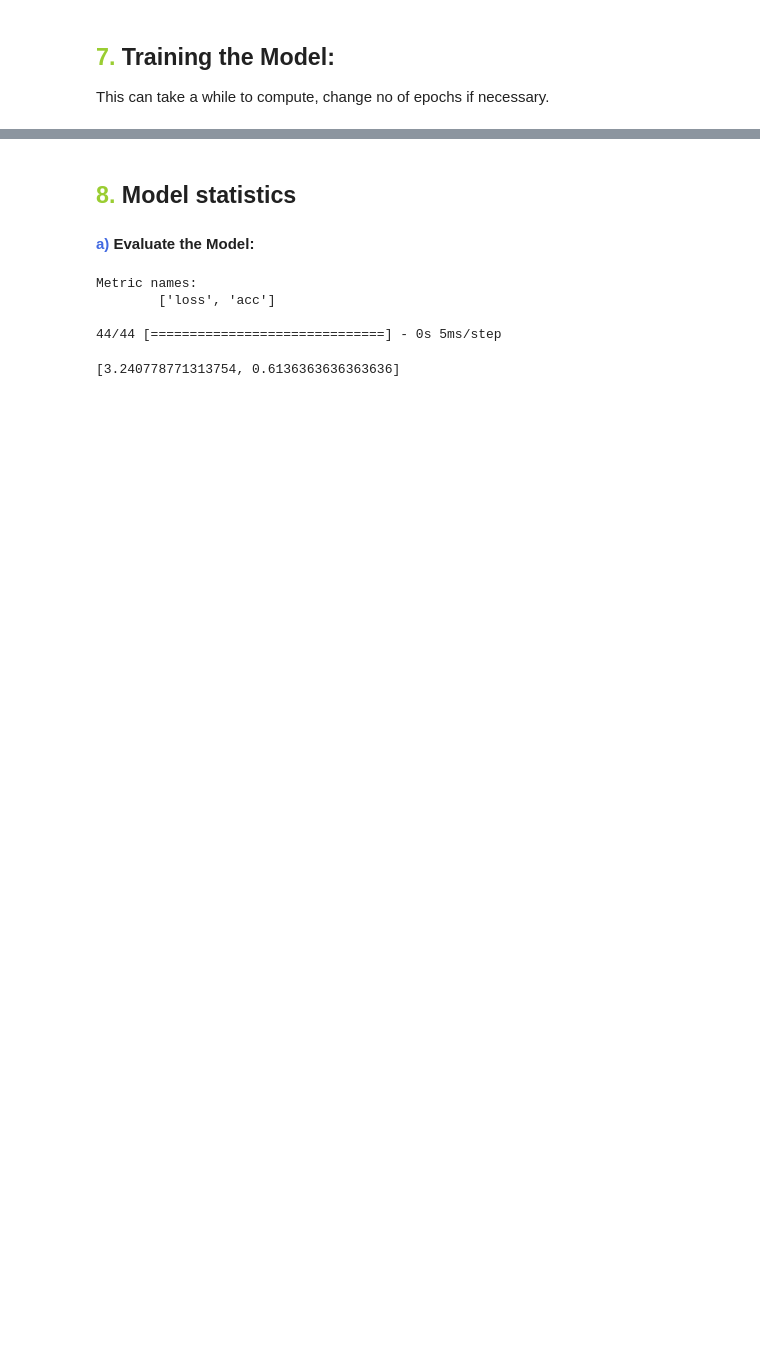
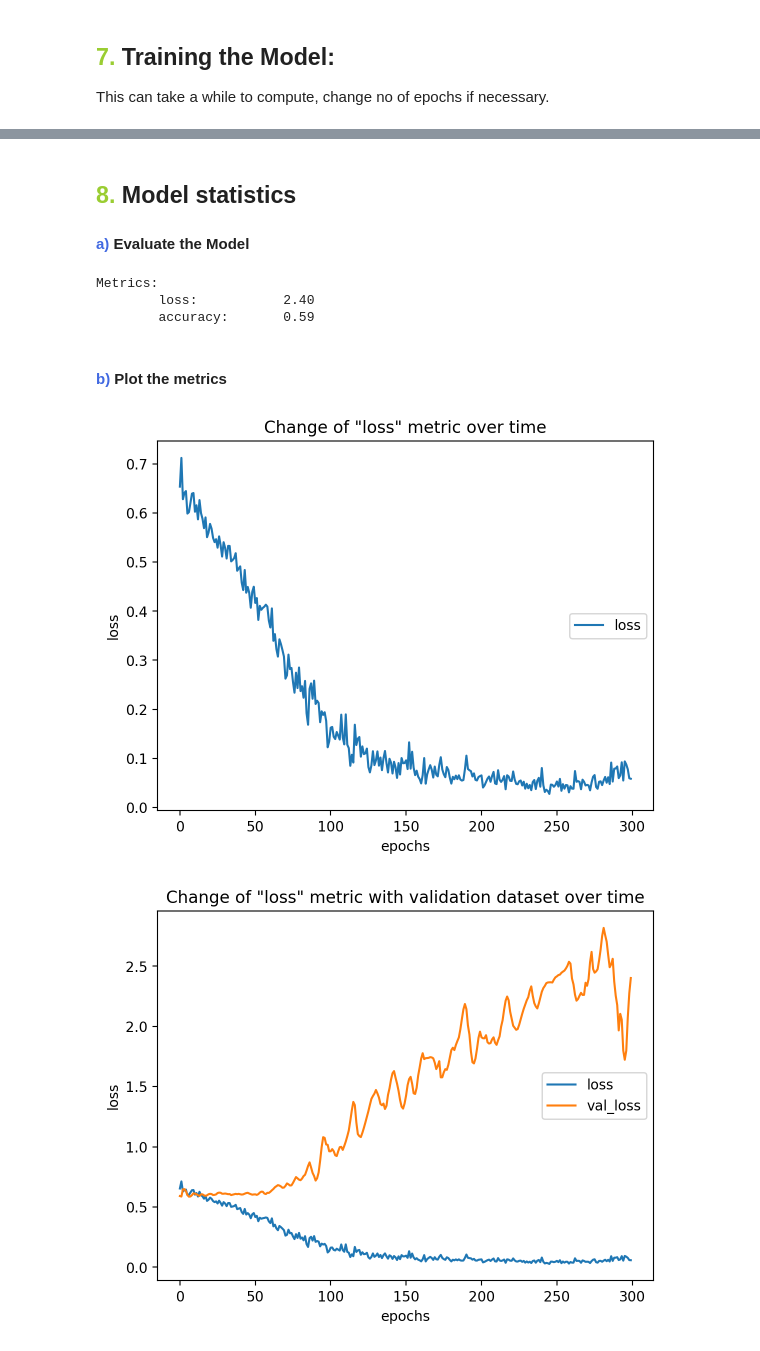
Before and after one commit to revalew/CVaPR-Project, a Jupyter notebook: cnn_classification.ipynb, the cells around one changed output, grey strips where cells are left out. Cells and saved outputs as stored; diff of their text form; code cells hidden in the pictures; blank space fills up the shorter version.

Commit message:
added data visualization; changed the architecture to multi-head; cleaned the code

```diff
--- a/cnn_classification.ipynb
+++ b/cnn_classification.ipynb
@@ -134,15 +196,10 @@ model.add(Dense(num_labels, activation='softmax'))
 # loss: String (name of objective function) or objective function. Configures the model for training.
 # optimizer: String (name of optimizer) or optimizer instance. Configures the model for training.
 # metrics: List of metrics to be evaluated by the model. Configures the model for training.
-# model.compile(loss='categorical_crossentropy',
-#               optimizer='rmsprop',
-#               metrics=['accuracy'])
-
 
 # 2 classes co binary is enough
-model.compile(loss= 'binary_crossentropy',
-              optimizer= 'adam',
-              metrics= ['accuracy'])
+model.compile(loss="binary_crossentropy", optimizer="adam", metrics=["accuracy"])
+# model.compile(loss="categorical_crossentropy", optimizer="adam", metrics=["accuracy"])
 # %% [markdown]
 #### <span style="color: royalblue;">c) </span> Check and verify the summary of compiled model
 # %%
@@ -170,5 +227,3 @@ _________________________________________________________________
 ## <span style="color: yellowgreen;">7. </span> Training the Model:
 
 This can take a while to compute, change no of epochs if necessary.
-# %%
-model.fit(x_train, y_cat_train, epochs= 400, verbose= 2) # have to remember that it has to be a categorical data
@@ -194,13 +254,45 @@ Epoch 400/400
 # %% [markdown]
 ## <span style="color: yellowgreen;">8. </span> Model statistics
 
-#### <span style="color: royalblue;">a) </span> Evaluate the Model:
+#### <span style="color: royalblue;">a) </span> Evaluate the Model
-# %%
-print(f"Metric names:\n\t{model.metrics_names}\n") # ['loss', 'acc']
-model.evaluate(x_test, y_cat_test)
-# %% [output]
-Metric names:
-        ['loss', 'acc']
-
-44/44 [==============================] - 0s 5ms/step
-[3.240778771313754, 0.6136363636363636]
+# %%
+metric_names = model.metrics_names  # ['loss', 'acc']
+scores = model.evaluate(testData, y_cat_test, verbose=0)
+
+print("Metrics:")
+for i, name in enumerate(metric_names):
+    print("\t%s:   \t%.2f" % (name, scores[i]))
+# %% [output]
+Metrics:
+        loss:           2.40
+        accuracy:       0.59
+# %% [markdown]
+#### <span style="color: royalblue;">b) </span> Plot the metrics
+# %%
+def plot_metric(metric: str, withVal: bool = False) -> None:
+    # we can plot the results to see how our accuracy changed through each epoch
+    fig = plt.figure()
+    ax = fig.add_subplot(111)  # 1x1 subplot
+    plt.xlabel("epochs")
+    plt.ylabel(metric)
+
+    ax.plot(results.history[metric], label=metric)
+    if withVal:
+        plt.title(f'Change of "{str(metric)}" metric with validation dataset over time')
+        ax.plot(results.history["val_" + str(metric)], label="val_" + str(metric))
+    else:
+        plt.title(f'Change of "{metric}" metric over time')
+    # plt.ylim(-1.5, 2.0)
+    plt.legend(loc="center right")
+
+    plt.show(block=False)
+
+
+# list all data in history
+for name in metric_names:
+    plot_metric(name)
+    if withVal:
+        plot_metric(name, withVal)
+# %% [output]
+[figure, added]
+[figure, added]
```
Also changed, not shown: parts of 20 cells of this notebook, 9 other files.
